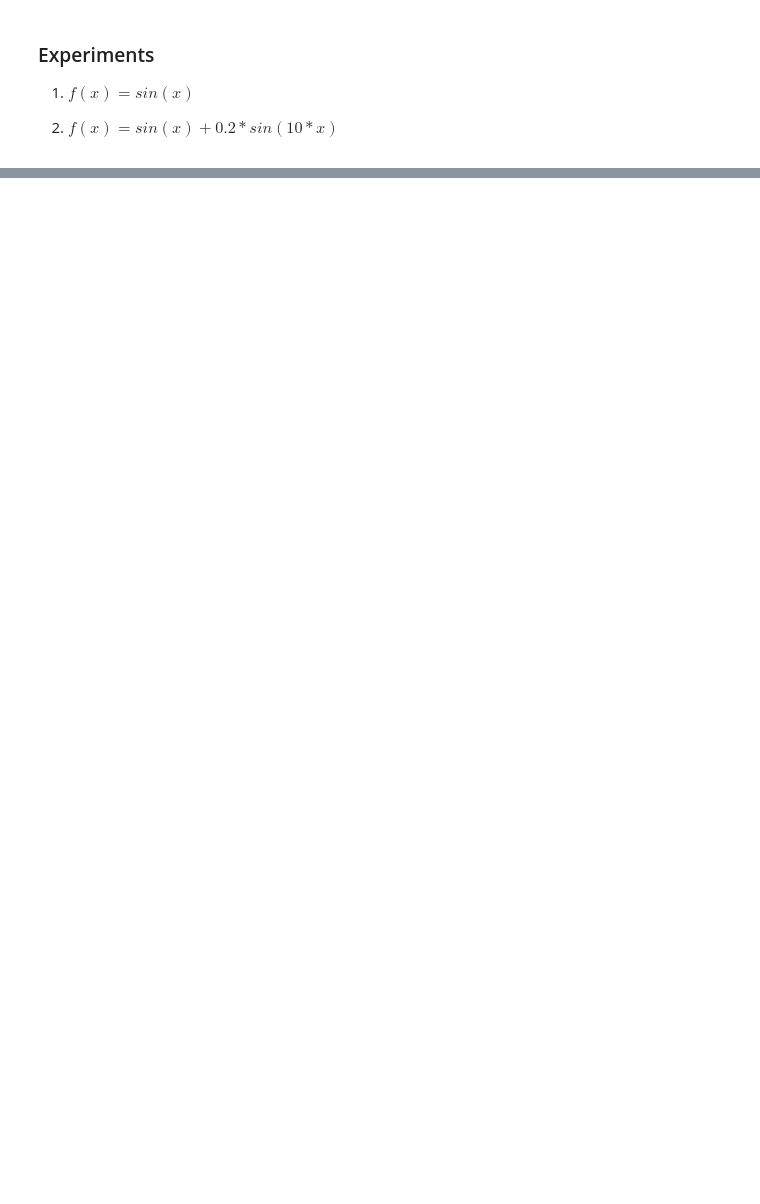
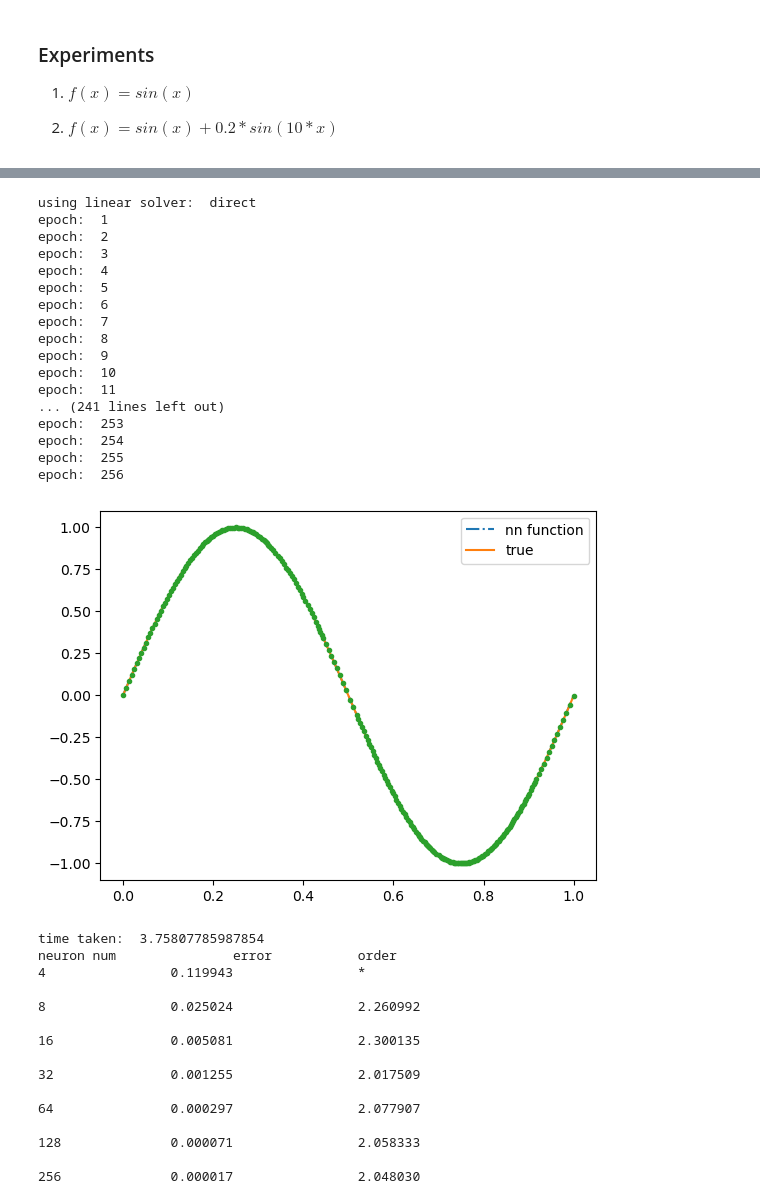
Before and after one commit to georgexxu/ProgrammingAssignment, a Jupyter notebook: L2Fitting1D_OGA.ipynb, the cells around one changed output, grey strips where cells are left out. Drawn from its saved outputs; the diff is of its cells as text; code cells hidden in the pictures; blank space fills up the shorter version.

```diff
--- a/L2Fitting1D_OGA.ipynb
+++ b/L2Fitting1D_OGA.ipynb
@@ -295,14 +331,3 @@ def OGAL2FittingReLU1D(my_model,target,relu_dict_parameters,num_epochs,plot_freq
 1. $f(x) = sin(x)$
 
 2. $f(x) = sin(x) + 0.2*sin(10*x)$
-# %%
-## How OGA add neurons each time. Dynamics of OGA training.
-def target(x):
-    return torch.sin(x) #+ 0.2*torch.sin(10*x)
-
-relu_dict_parameters = relu_dict(-pi,pi,2**10) #
-err_relu_list = []
-my_model = None
-num_epochs = 10 # number of neurons added
-err, my_model = OGAL2FittingReLU1D(my_model,target,relu_dict_parameters, \
-                    num_epochs,plot_freq = 1,integration_intervals=2**10)
@@ -321,12 +333,0 @@ time taken:  4.125701904296875
-# %%
-def target(x):
-    return torch.sin(x)
-relu_dict_parameters = relu_dict(-pi,pi,2**10) #
-err_relu_list = []
-my_model = None
-argmax_sub= False
-for num_epochs in [260]:
-    err, my_model = OGAL2FittingReLU1D(my_model,target,relu_dict_parameters, \
-                    num_epochs,plot_freq = num_epochs,integration_intervals=2**10)
-for i in [2,4,8,16,32,64,128,256]:
-    print(err[i])
@@ -344,2 +334,53 @@ tensor(5.2533e-05)
+# %%
+## How OGA add neurons each time. Dynamics of OGA training.
+
+def target(x):
+    return torch.sin(2*pi*x) #+ 0.2*torch.sin(10*x)
+
+N = 2**10
+# relu_dict_parameters = relu_dict(0,1,2**10) #
+# err_relu_list = []
+my_model = None
+exponent = 8
+# num_epochs = 10 # number of neurons added
+for num_epochs in [2**exponent]:
+    err_l2, my_model = OGAL2FittingReLU1D(my_model,target,N, \
+                    num_epochs,plot_freq = num_epochs,Nx = 1024,order =2,k = 1, solver = 'direct')
+
+show_convergence_order(err_l2,exponent)
+# %% [output]
+using linear solver:  direct
+epoch:  1
+epoch:  2
+epoch:  3
+epoch:  4
+epoch:  5
+epoch:  6
+epoch:  7
+epoch:  8
+epoch:  9
+epoch:  10
+epoch:  11
+... (241 lines left out)
+epoch:  253
+epoch:  254
+epoch:  255
+epoch:  256
+[figure, added]
+time taken:  3.75807785987854
+neuron num               error           order
+4                0.119943                *
+
+8                0.025024                2.260992
+
+16               0.005081                2.300135
+
+32               0.001255                2.017509
+
+64               0.000297                2.077907
+
+128              0.000071                2.058333
+
+256              0.000017                2.048030
 # %%
 def target(x):
```
Also changed, not shown: parts of 7 cells of this notebook, 3 other files.
